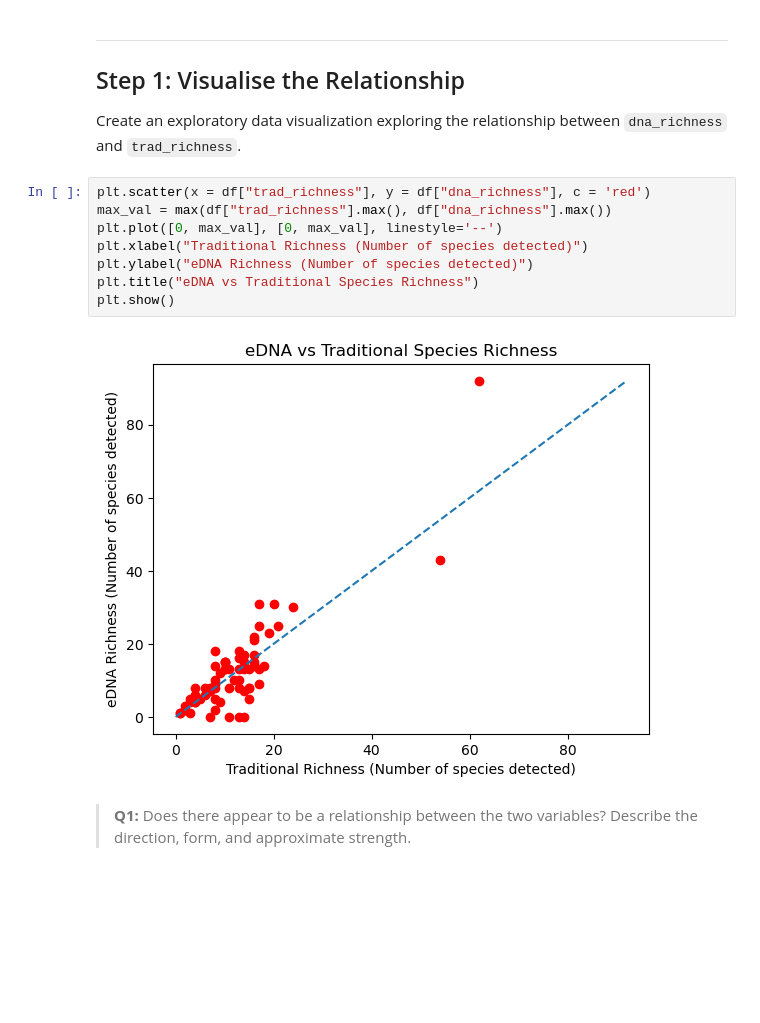
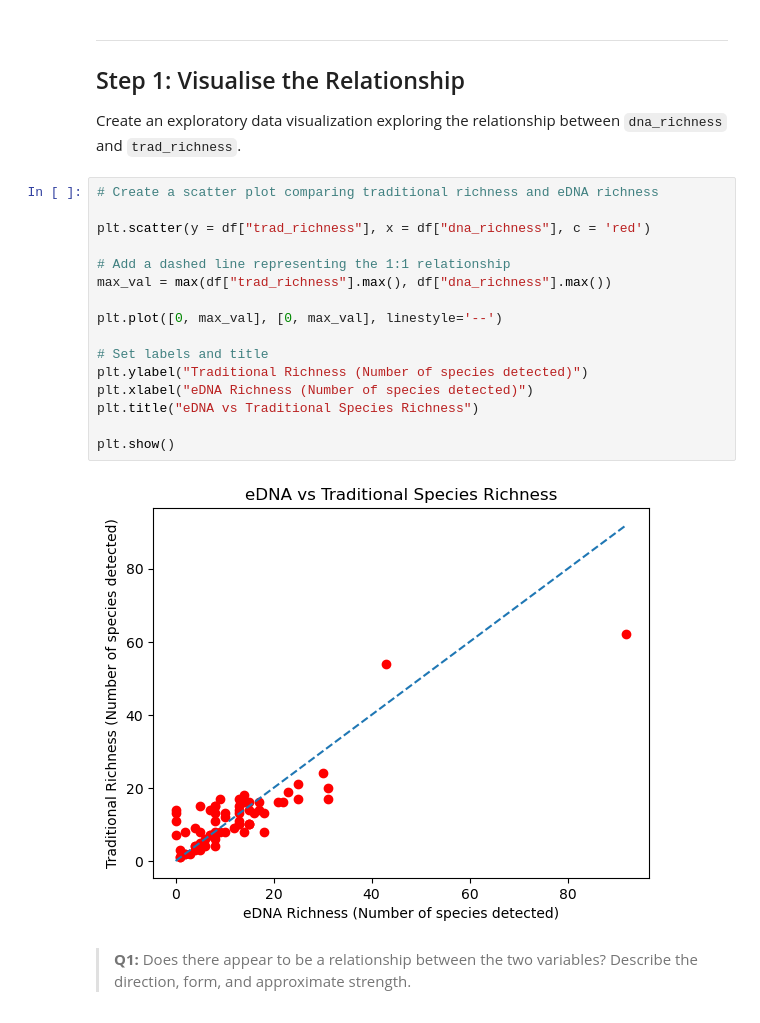
Before and after one commit to kaimorquecho/assignment-1, a Jupyter notebook: task2/hw1-task2.ipynb, the cells around one changed output. Cells and saved outputs as stored; diff of their text form; blank space fills up the shorter version.

```diff
--- a/task2/hw1-task2.ipynb
+++ b/task2/hw1-task2.ipynb
@@ -62,15 +62,23 @@ df.head()
 
 Create an exploratory data visualization exploring the relationship between `dna_richness` and `trad_richness`.
 # %%
-plt.scatter(x = df["trad_richness"], y = df["dna_richness"], c = 'red')
+# Create a scatter plot comparing traditional richness and eDNA richness
+
+plt.scatter(y = df["trad_richness"], x = df["dna_richness"], c = 'red')
+
+# Add a dashed line representing the 1:1 relationship
 max_val = max(df["trad_richness"].max(), df["dna_richness"].max())
+
 plt.plot([0, max_val], [0, max_val], linestyle='--')
-plt.xlabel("Traditional Richness (Number of species detected)")
-plt.ylabel("eDNA Richness (Number of species detected)")
+
+# Set labels and title
+plt.ylabel("Traditional Richness (Number of species detected)")
+plt.xlabel("eDNA Richness (Number of species detected)")
 plt.title("eDNA vs Traditional Species Richness")
+
 plt.show()
 # %% [output]
-[figure, old version]
+[figure, new version]
 # %% [markdown]
 > **Q1:** Does there appear to be a relationship between the two variables? Describe the direction, form, and approximate strength.
 # %% [markdown]
```
Also changed, not shown: parts of 3 cells of this notebook, 1 other file.
